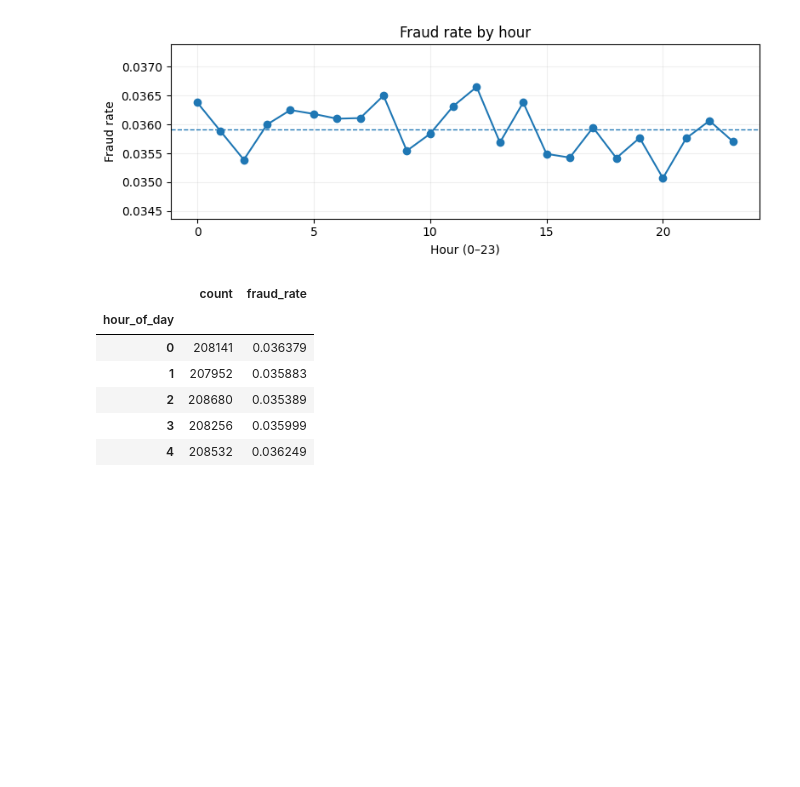
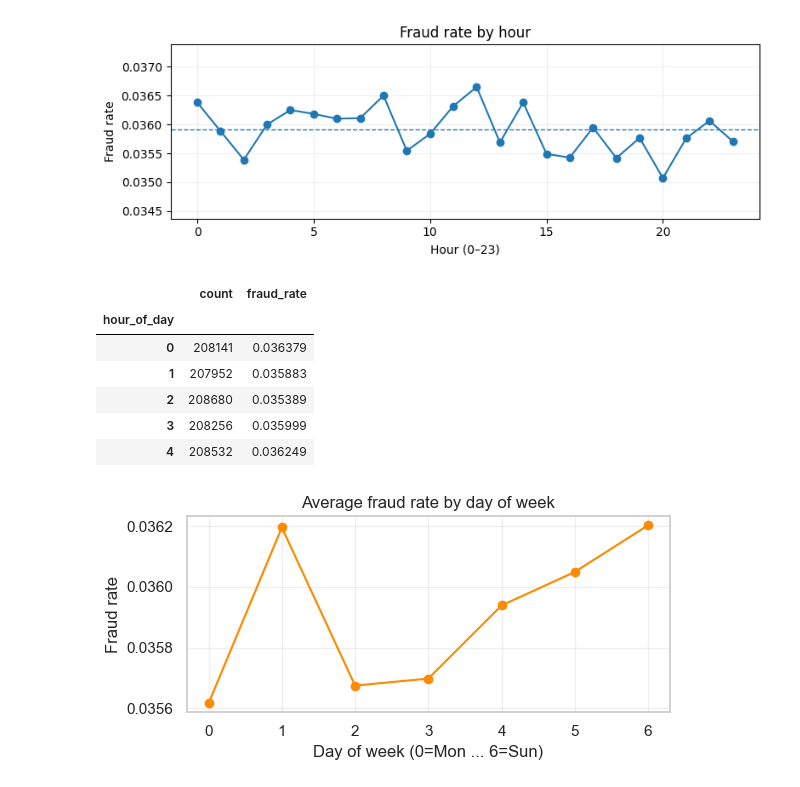
Before and after one commit to nora-li-ds/Agent-Based-Modelling-for-Scam-Spread, a Jupyter notebook: notebooks/01_data_exploration.ipynb, the cells around one changed output. Saved outputs shown, nothing was run; the diff lists cells and outputs as text; code cells hidden in the pictures; blank space fills up the shorter version.

```diff
--- a/notebooks/01_data_exploration.ipynb
+++ b/notebooks/01_data_exploration.ipynb
@@ -324,3 +348,18 @@ else:
 | 2 | 208680 | 0.035389 |
 | 3 | 208256 | 0.035999 |
 | 4 | 208532 | 0.036249 |
+# %%
+# Temporal activity (by eekday)
+
+if ("day_of_week" in df_std.columns) and (FRAUD_COL in df_std.columns):
+    fraud_rate_by_day = df_std.groupby("day_of_week")[FRAUD_COL].mean()
+    plt.figure(figsize=(6,3))
+    fraud_rate_by_day.plot(marker="o", color="darkorange")
+    plt.title("Average fraud rate by day of week")
+    plt.xlabel("Day of week (0=Mon ... 6=Sun)")
+    plt.ylabel("Fraud rate")
+    plt.grid(alpha=0.3)
+    plt.tight_layout()
+    plt.show()
+# %% [output]
+[figure, added]
```
Also changed, not shown: parts of 20 cells of this notebook, 2 other files.
